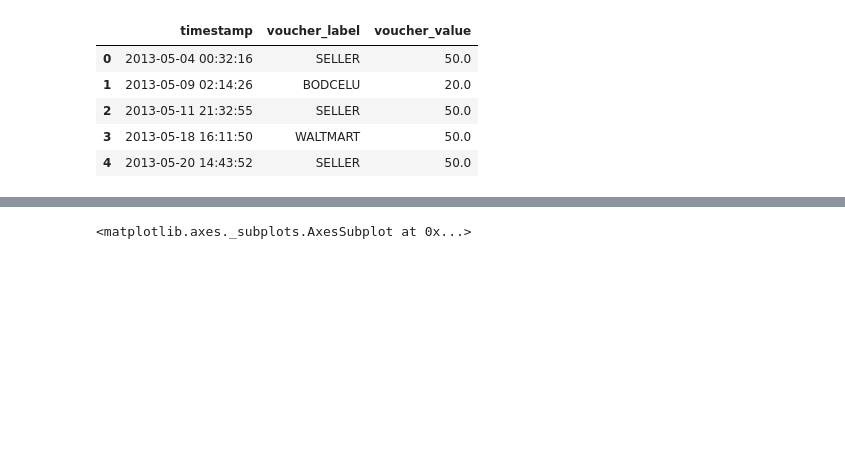
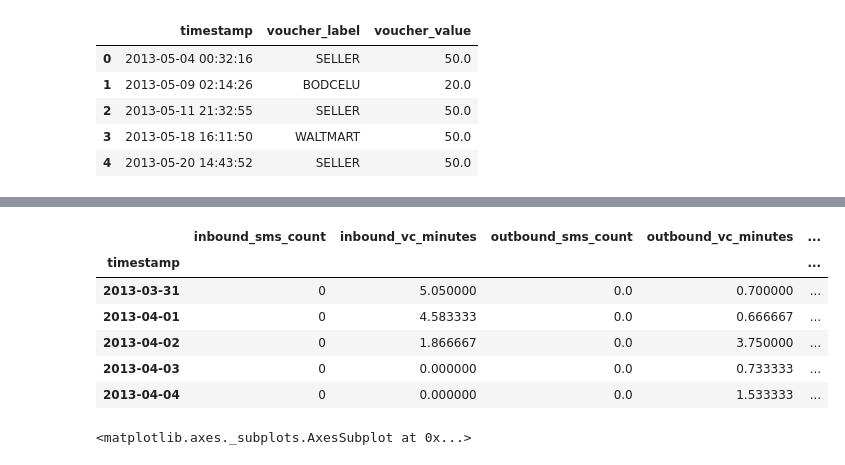
Before and after one commit to AndrewJeong89/GA-DSI, a Jupyter notebook: curriculum/week-12/1.0-morning-challenge-viz/w12d1-morning-exercise-data-visualization-aj.ipynb, the cells around one changed output, grey strips where cells are left out. Saved outputs shown, nothing was run; the diff lists cells and outputs as text; code cells hidden in the pictures; blank space fills up the shorter version.

```diff
--- a/curriculum/week-12/1.0-morning-challenge-viz/w12d1-morning-exercise-data-visualization-aj.ipynb
+++ b/curriculum/week-12/1.0-morning-challenge-viz/w12d1-morning-exercise-data-visualization-aj.ipynb
@@ -83,3 +92,13 @@ u.head()
+# %%
+u.head()
+# %% [output]
+|  | inbound_sms_count | inbound_vc_minutes | outbound_sms_count | outbound_vc_minutes | ... |
+| timestamp |  |  |  |  | ... |
+| 2013-03-31 | 0 | 5.050000 | 0.0 | 0.700000 | ... |
+| 2013-04-01 | 0 | 4.583333 | 0.0 | 0.666667 | ... |
+| 2013-04-02 | 0 | 1.866667 | 0.0 | 3.750000 | ... |
+| 2013-04-03 | 0 | 0.000000 | 0.0 | 0.733333 | ... |
+| 2013-04-04 | 0 | 0.000000 | 0.0 | 1.533333 | ... |
 # %%
 bl.plot()
 # %% [output]
```
Also changed, not shown: parts of 5 cells of this notebook, 12 other files.
